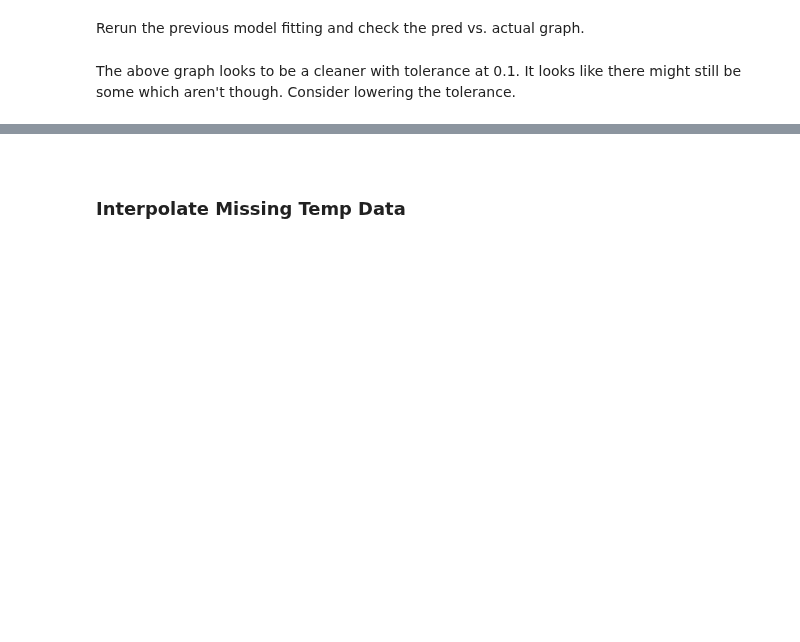
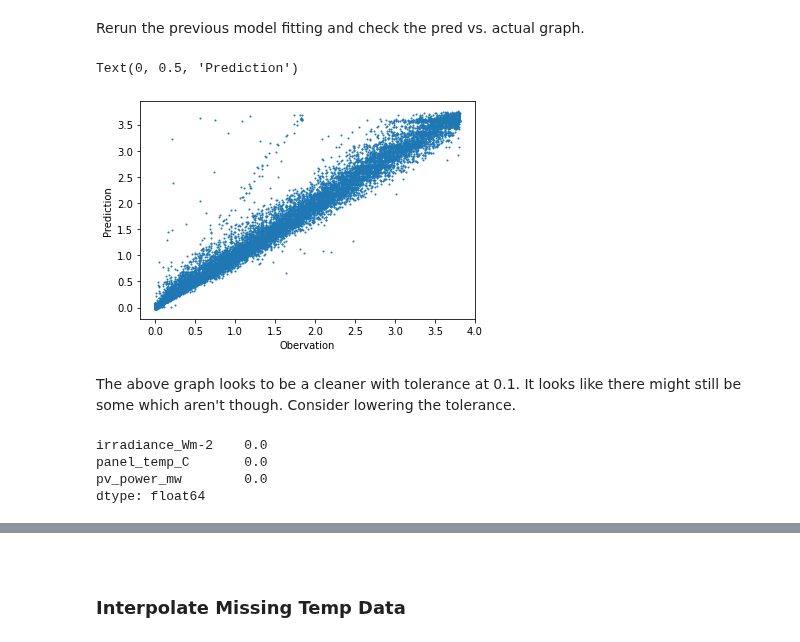
Before and after one commit to AyrtonB/WPD-DS-Challenge, a Jupyter notebook: nbs/02-cleaning.ipynb, the cells around one changed output, grey strips where cells are left out. Drawn from its saved outputs; the diff is of its cells as text; code cells hidden in the pictures; blank space fills up the shorter version.

Commit message:
reran the cleaning models
Former-commit-id: 4ce9a5e066ece7683f20d4c50d49eaf0dcb42a26 [formerly 6dfeddfd8d5b19b98df47628f7c291a2570b8736]
Former-commit-id: cae23d187bec52c917b7e2b0cc578d62908f2b09

```diff
--- a/nbs/02-cleaning.ipynb
+++ b/nbs/02-cleaning.ipynb
@@ -470,7 +477,7 @@ models = {
     'boosted': GradientBoostingRegressor()
 }
 
-rerun_panel_temp_model = True
+rerun_panel_temp_model = False
 model_scores_filename = 'panel_temp_interp_model_results.csv'
 
 if (rerun_panel_temp_model == True) or (model_scores_filename not in os.listdir(cache_data_dir)):
@@ -543,7 +580,7 @@ models = {
     'boosted': GradientBoostingRegressor()
 }
 
-rerun_site_irradiance_model = True
+rerun_site_irradiance_model = False
 model_scores_filename = 'site_irradiance_interp_model_results.csv'
 
 X, y = split_X_y_data(df_irradiance_features, 'site_solar')
@@ -611,7 +676,7 @@ models = {
     'boosted': GradientBoostingRegressor()
 }
 
-rerun_site_power_model = True
+rerun_site_power_model = False
 model_scores_filename = 'site_power_interp_model_results.csv'
 
 X, y, dates = split_X_y_data_with_index(df_power_features, 'pv_power_mw')
@@ -659,28 +745,31 @@ Rerun the previous model fitting and check the pred vs. actual graph.
 # %%
 models = {
     'std_linear': LinearRegression(),
     'random_forest': RandomForestRegressor(),
     'boosted': GradientBoostingRegressor()
 }
 
-rerun_site_power_model = True
+rerun_site_power_model = False
 model_scores_filename = 'site_power_interp_clean_model_results.csv'
 
 X, y, dates = split_X_y_data_with_index(df_power_features_clean, 'pv_power_mw')
 
 if (rerun_site_power_model == True) or (model_scores_filename not in os.listdir(cache_data_dir)):
     df_model_scores = evaluate_models(X, y, models)
     df_model_scores.to_csv(f'{cache_data_dir}/{model_scores_filename}')
 else:
     df_model_scores = pd.read_csv(f'{cache_data_dir}/{model_scores_filename}', index_col='metric')
 
 top_model = df_model_scores.T['rmse'].idxmin()
 df_pred = generate_kfold_preds(X, y, models[top_model])
 
 plt.scatter(df_pred['true'], df_pred['pred'], s=1)
 
 plt.xlabel('Obervation')
 plt.ylabel('Prediction')
+# %% [output]
+Text(0, 0.5, 'Prediction')
+[figure, added]
 # %% [markdown]
 The above graph looks to be a cleaner with tolerance at 0.1. It looks like there might still be some which aren't though. Consider lowering the tolerance.
 # %%
@@ -728,6 +817,11 @@ def interpolate_missing_site_power(df_pv, model=RandomForestRegressor()):
 df_pv = interpolate_missing_site_power(df_pv)
 
 df_pv.isnull().mean()
+# %% [output]
+irradiance_Wm-2    0.0
+panel_temp_C       0.0
+pv_power_mw        0.0
+dtype: float64
 # %%
 #exports
 def interpolate_missing_weather_solar(df_pv, df_weather, weather_col='solar_location2', model=RandomForestRegressor()):
```
Also changed, not shown: parts of 19 cells of this notebook, 11 other files.
